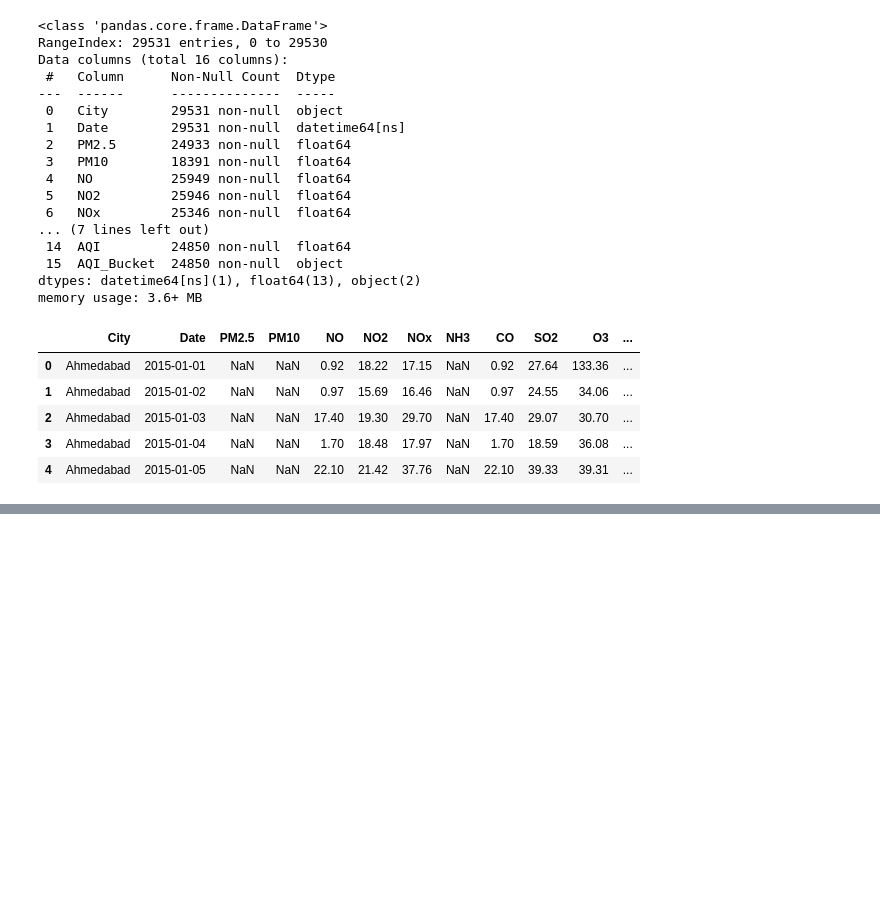
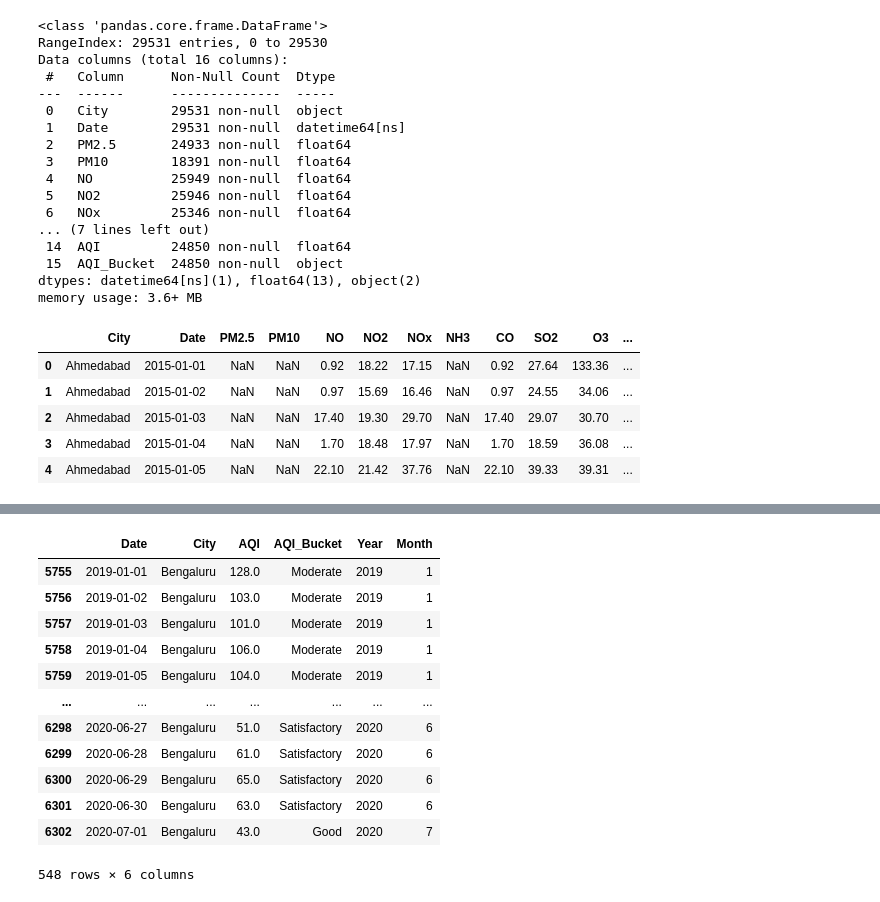
Before and after one commit to enumulak/EK_ML, a Jupyter notebook: Projects/Covid19PollutionEffect/Notebooks/Covid19_Pollution_TestBed.ipynb, the cells around one changed output, grey strips where cells are left out. Cells and saved outputs as stored; diff of their text form; code cells hidden in the pictures; blank space fills up the shorter version.

```diff
--- a/Projects/Covid19PollutionEffect/Notebooks/Covid19_Pollution_TestBed.ipynb
+++ b/Projects/Covid19PollutionEffect/Notebooks/Covid19_Pollution_TestBed.ipynb
@@ -457,0 +381,18 @@ top_cities_graph('PM10')
+# %%
+# Create dataframe for Bengaluru
+blr_df = AQI[AQI['City'] == 'Bengaluru']
+blr_df
+# %% [output]
+|  | Date | City | AQI | AQI_Bucket | Year | Month |
+| 5755 | 2019-01-01 | Bengaluru | 128.0 | Moderate | 2019 | 1 |
+| 5756 | 2019-01-02 | Bengaluru | 103.0 | Moderate | 2019 | 1 |
+| 5757 | 2019-01-03 | Bengaluru | 101.0 | Moderate | 2019 | 1 |
+| 5758 | 2019-01-04 | Bengaluru | 106.0 | Moderate | 2019 | 1 |
+| 5759 | 2019-01-05 | Bengaluru | 104.0 | Moderate | 2019 | 1 |
+| ... | ... | ... | ... | ... | ... | ... |
+| 6298 | 2020-06-27 | Bengaluru | 51.0 | Satisfactory | 2020 | 6 |
+| 6299 | 2020-06-28 | Bengaluru | 61.0 | Satisfactory | 2020 | 6 |
+| 6300 | 2020-06-29 | Bengaluru | 65.0 | Satisfactory | 2020 | 6 |
+| 6301 | 2020-06-30 | Bengaluru | 63.0 | Satisfactory | 2020 | 6 |
+| 6302 | 2020-07-01 | Bengaluru | 43.0 | Good | 2020 | 7 |
+548 rows × 6 columns
```
Also changed, not shown: parts of 24 cells of this notebook, 1 other file.
